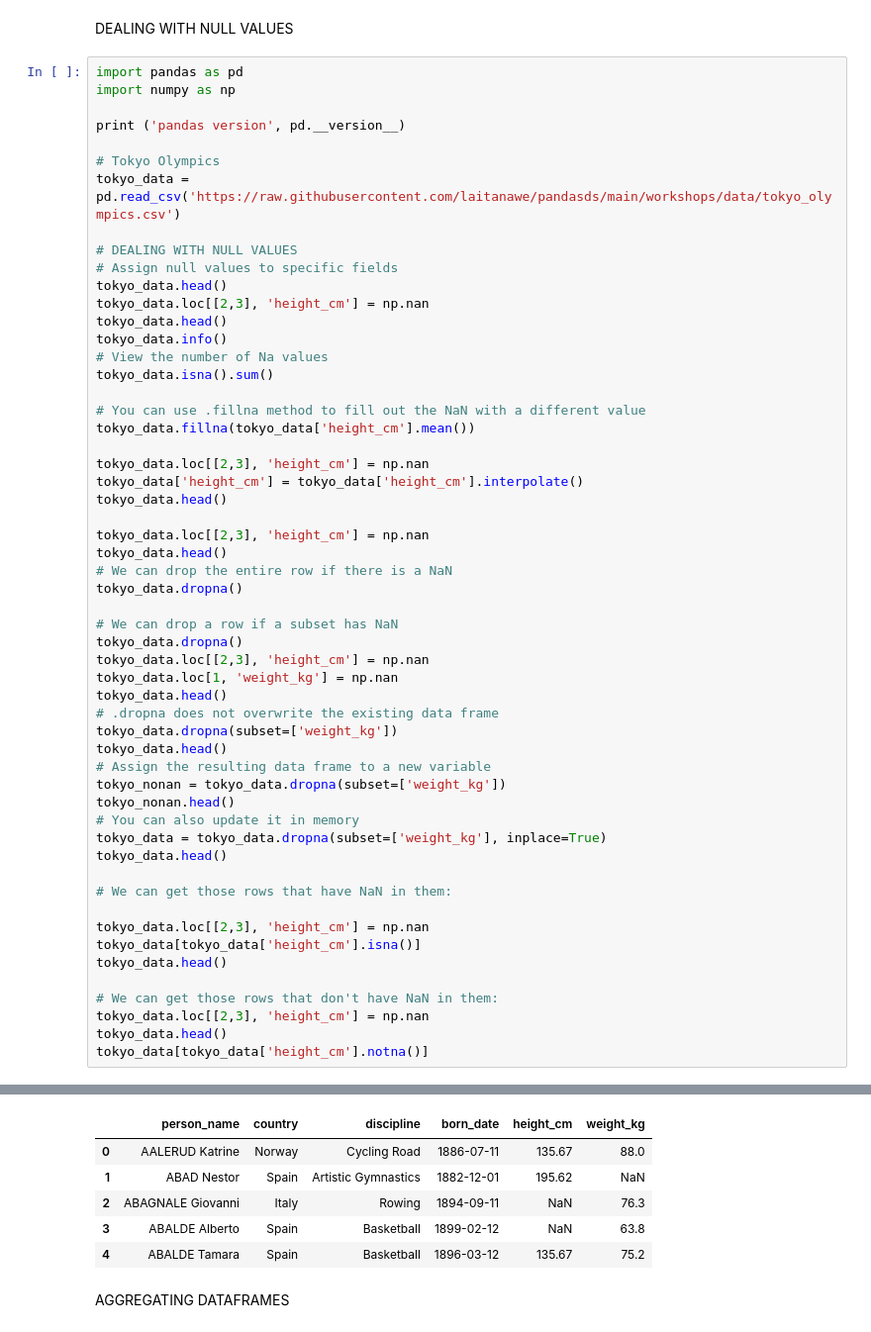
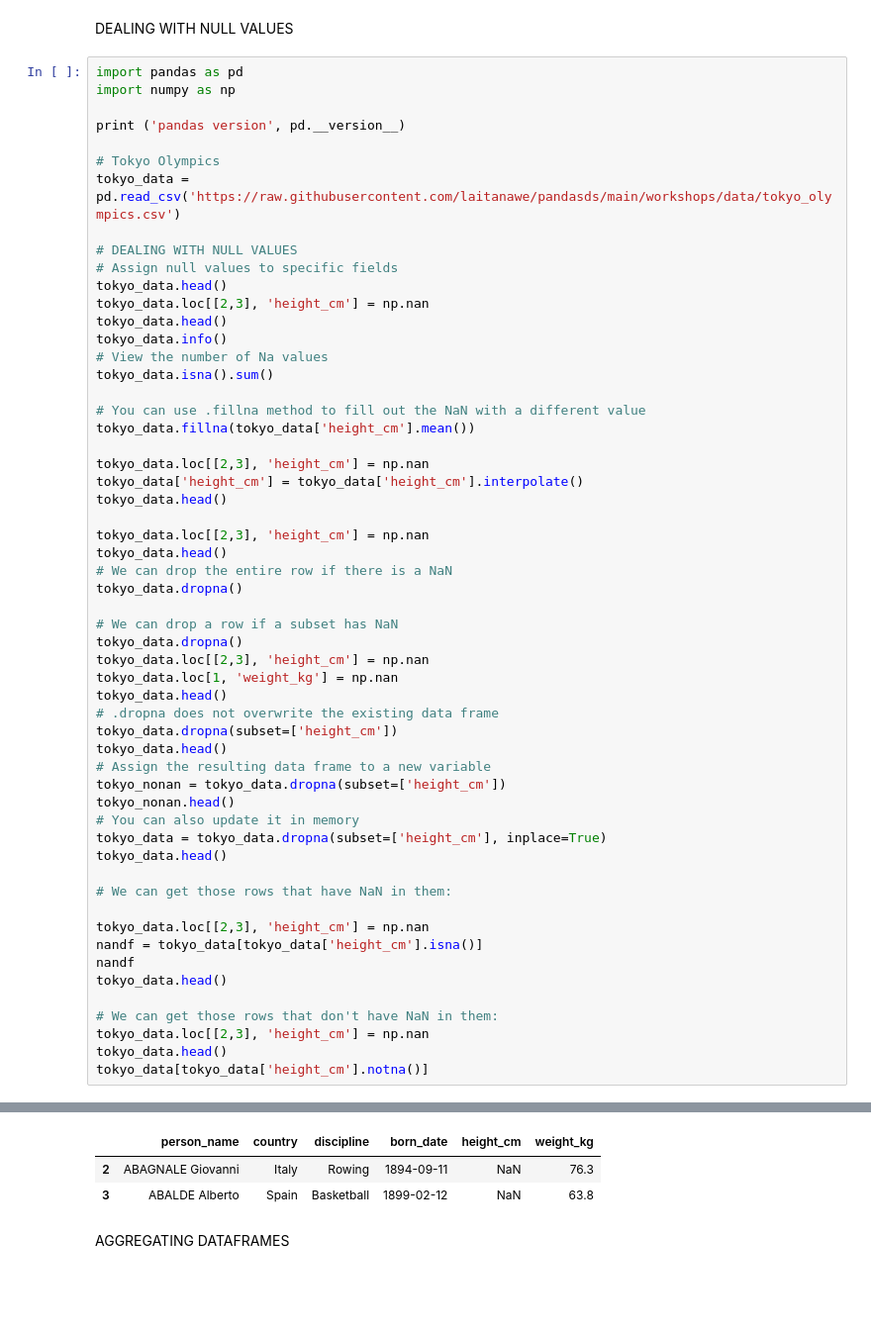
Before and after one commit to laitanawe/pandasds, a Jupyter notebook: workshops/pdseries03.ipynb, the cells around one changed output, grey strips where cells are left out. Shown at 99% size. Cells and saved outputs as stored; diff of their text form; blank space fills up the shorter version.

```diff
--- a/workshops/pdseries03.ipynb
+++ b/workshops/pdseries03.ipynb
@@ -213,19 +212,20 @@ tokyo_data.loc[[2,3], 'height_cm'] = np.nan
 tokyo_data.loc[1, 'weight_kg'] = np.nan
 tokyo_data.head()
 # .dropna does not overwrite the existing data frame
-tokyo_data.dropna(subset=['weight_kg'])
+tokyo_data.dropna(subset=['height_cm'])
 tokyo_data.head()
 # Assign the resulting data frame to a new variable
-tokyo_nonan = tokyo_data.dropna(subset=['weight_kg'])
+tokyo_nonan = tokyo_data.dropna(subset=['height_cm'])
 tokyo_nonan.head()
 # You can also update it in memory
-tokyo_data = tokyo_data.dropna(subset=['weight_kg'], inplace=True)
+tokyo_data = tokyo_data.dropna(subset=['height_cm'], inplace=True)
 tokyo_data.head()
 
 # We can get those rows that have NaN in them:
 
 tokyo_data.loc[[2,3], 'height_cm'] = np.nan
-tokyo_data[tokyo_data['height_cm'].isna()]
+nandf = tokyo_data[tokyo_data['height_cm'].isna()]
+nandf
 tokyo_data.head()
 
 # We can get those rows that don't have NaN in them:
@@ -250,9 +236,6 @@ memory usage: 1.1+ KB
 |  | person_name | country | discipline | born_date | height_cm | weight_kg |
-| 0 | AALERUD Katrine | Norway | Cycling Road | 1886-07-11 | 135.67 | 88.0 |
-| 1 | ABAD Nestor | Spain | Artistic Gymnastics | 1882-12-01 | 195.62 | NaN |
 | 2 | ABAGNALE Giovanni | Italy | Rowing | 1894-09-11 | NaN | 76.3 |
 | 3 | ABALDE Alberto | Spain | Basketball | 1899-02-12 | NaN | 63.8 |
-| 4 | ABALDE Tamara | Spain | Basketball | 1896-03-12 | 135.67 | 75.2 |
 # %% [markdown]
 AGGREGATING DATAFRAMES
 # %%
```
Also changed, not shown: parts of 7 cells of this notebook.
